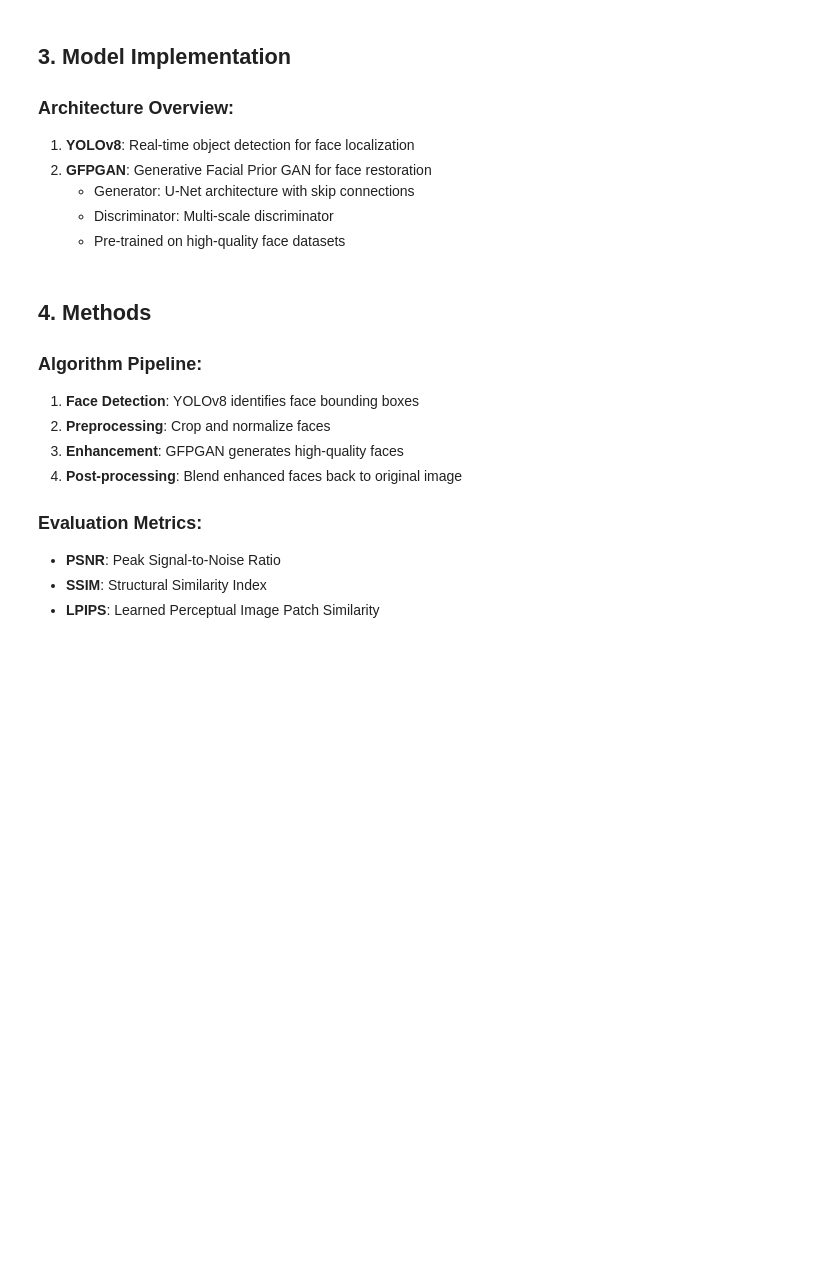
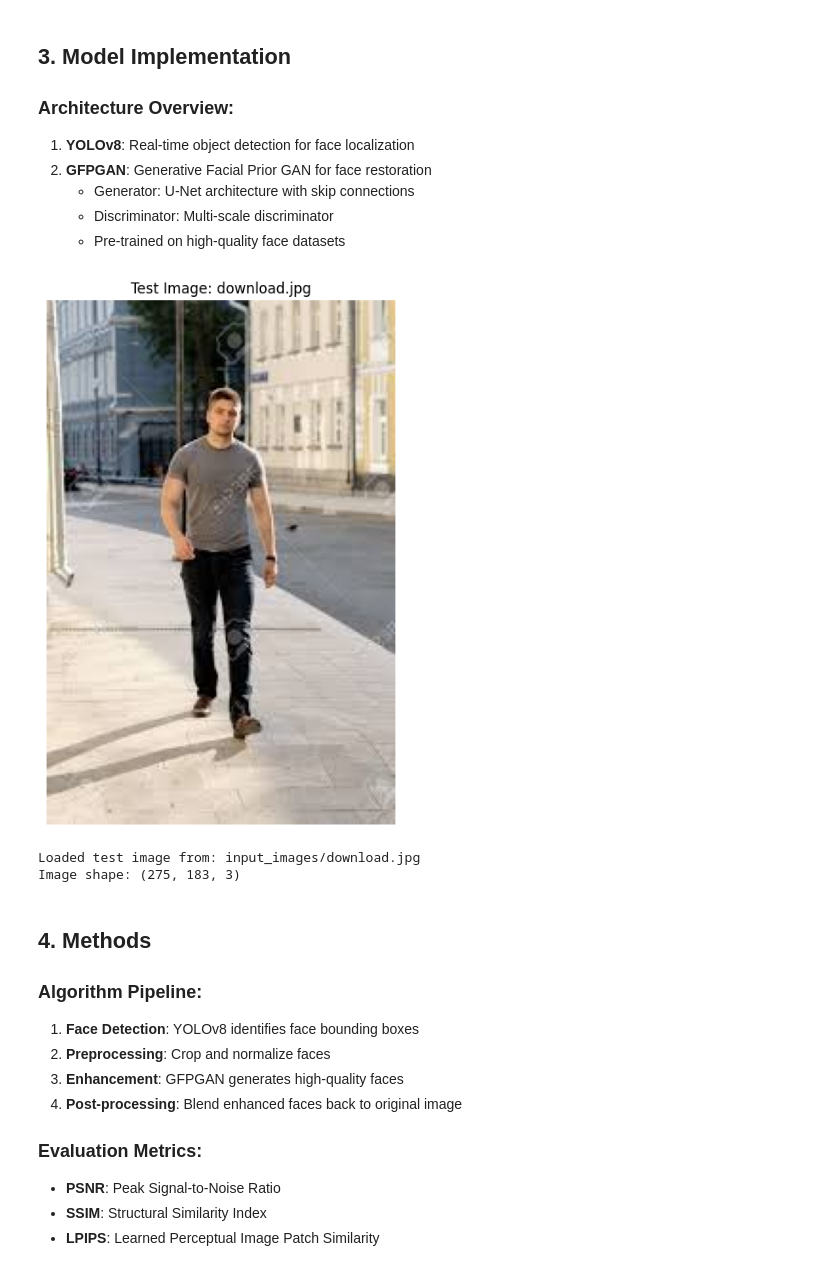
Before and after one commit to mattohan567/super_face, a Jupyter notebook: Face_Super_Resolution_Project.ipynb, the cells around one changed output. Cells and saved outputs as stored; diff of their text form; code cells hidden in the pictures; blank space fills up the shorter version.

```diff
--- a/Face_Super_Resolution_Project.ipynb
+++ b/Face_Super_Resolution_Project.ipynb
@@ -81,3 +78,32 @@ print("Test image created")
+# %%
+# Load and display sample images from input directory
+from pathlib import Path
+import random
+
+# Get list of image files from input_images directory
+input_dir = Path('input_images')
+image_files = list(input_dir.glob('*.jpg')) + list(input_dir.glob('*.png'))
+
+if not image_files:
+    raise FileNotFoundError("No images found in input_images directory")
+
+# Select a random test image
+test_image_path = random.choice(image_files)
+test_image = cv2.cvtColor(cv2.imread(str(test_image_path)), cv2.COLOR_BGR2RGB)
+
+# Display the test image
+plt.figure(figsize=(8, 8))
+plt.imshow(test_image)
+plt.title(f'Test Image: {test_image_path.name}')
+plt.axis('off')
+plt.show()
+
+print(f"Loaded test image from: {test_image_path}")
+print(f"Image shape: {test_image.shape}")
+# %% [output]
+[figure, added]
+Loaded test image from: input_images/download.jpg
+Image shape: (275, 183, 3)
 # %% [markdown]
 ## 4. Methods
 
```
Also changed, not shown: parts of 9 cells of this notebook, 3 other files.
